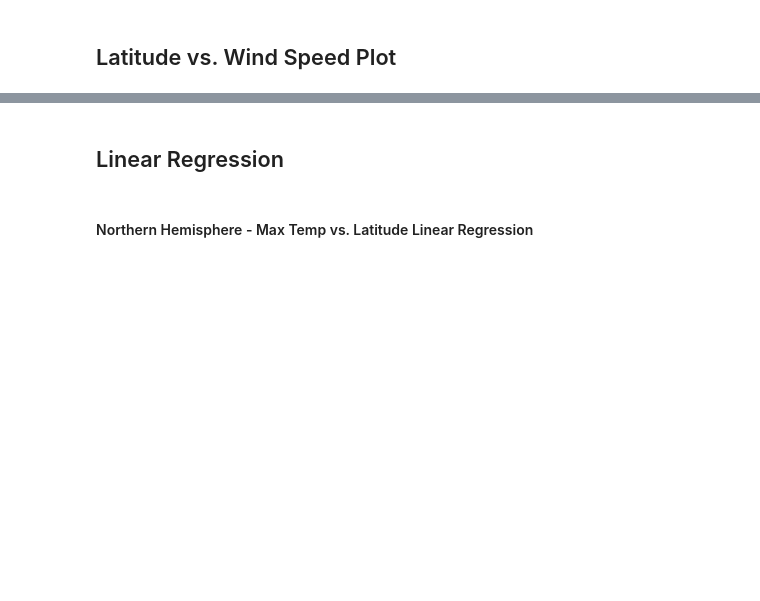
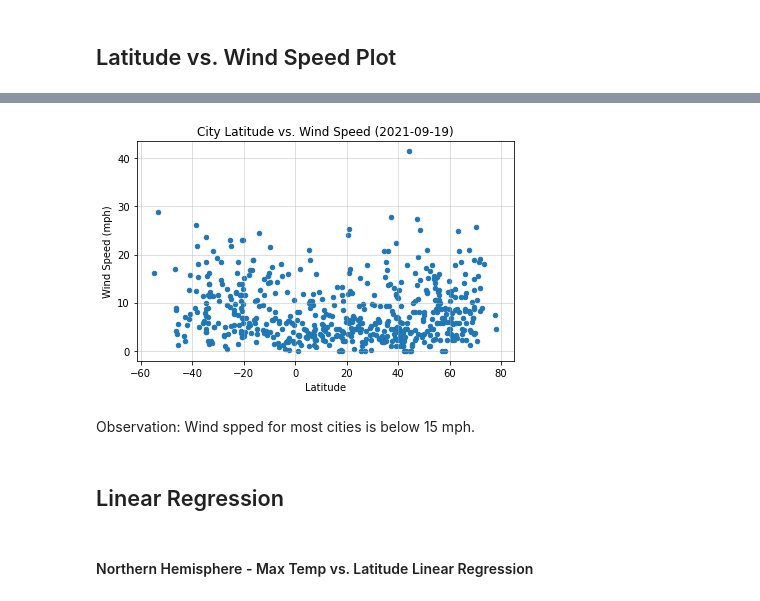
Before and after one commit to dkletter/python-api-challenge, a Jupyter notebook: weather_py.ipynb, the cells around one changed output, grey strips where cells are left out. Cells and saved outputs as stored; diff of their text form; code cells hidden in the pictures; blank space fills up the shorter version.

```diff
--- a/weather_py.ipynb
+++ b/weather_py.ipynb
@@ -151,2 +238,18 @@ Int64Index([], dtype='int64')
+# %%
+weather_data_df.plot.scatter(
+    x = 'Lat',
+    y = 'Wind Speed',
+)
+plt.grid(alpha=0.5)
+plt.xlabel('Latitude')
+plt.ylabel('Wind Speed (mph)')
+plt.title(f'City Latitude vs. Wind Speed ({date.today()})')
+plt.tight_layout()
+plt.savefig('images/lat_vs_wind.png')
+plt.show()
+# %% [output]
+[figure, added]
+# %% [markdown]
+Observation: Wind spped for most cities is below 15 mph.
 # %% [markdown]
 ## Linear Regression
```
Also changed, not shown: parts of 49 cells of this notebook, 13 other files.
